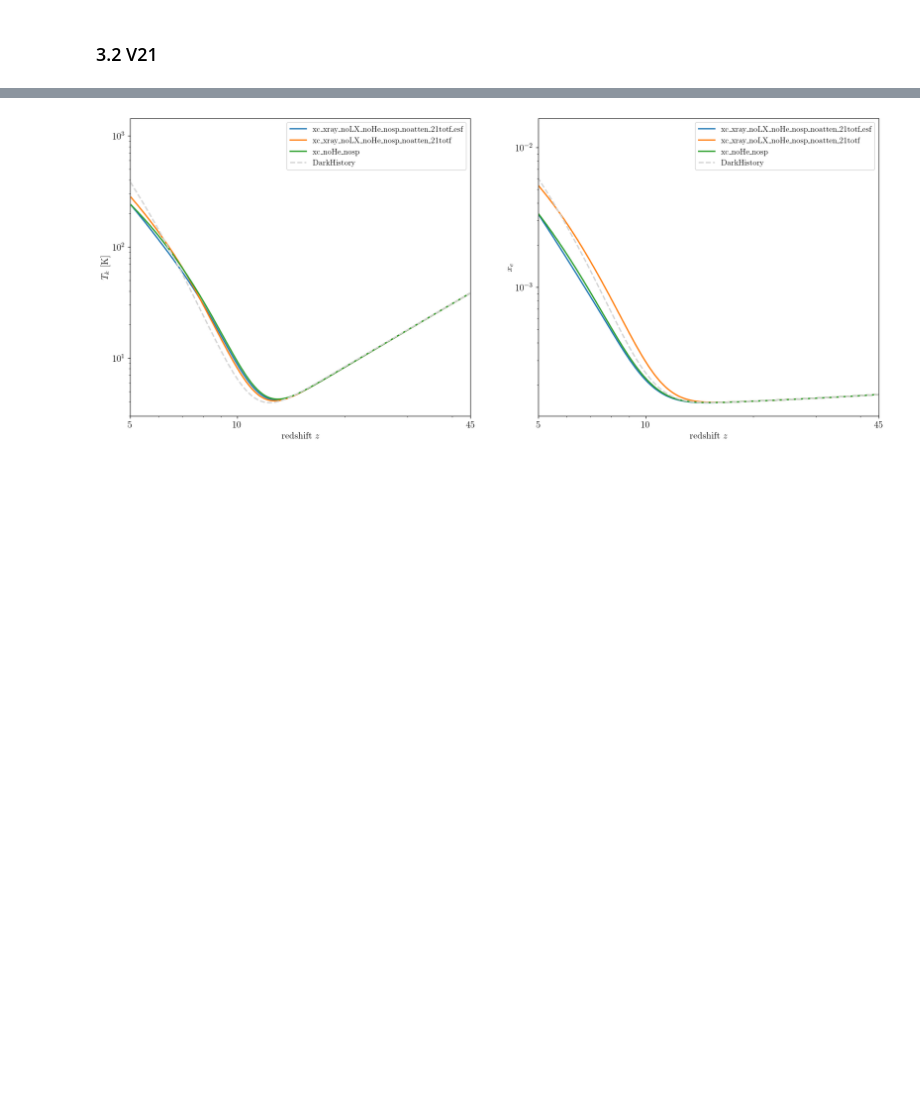
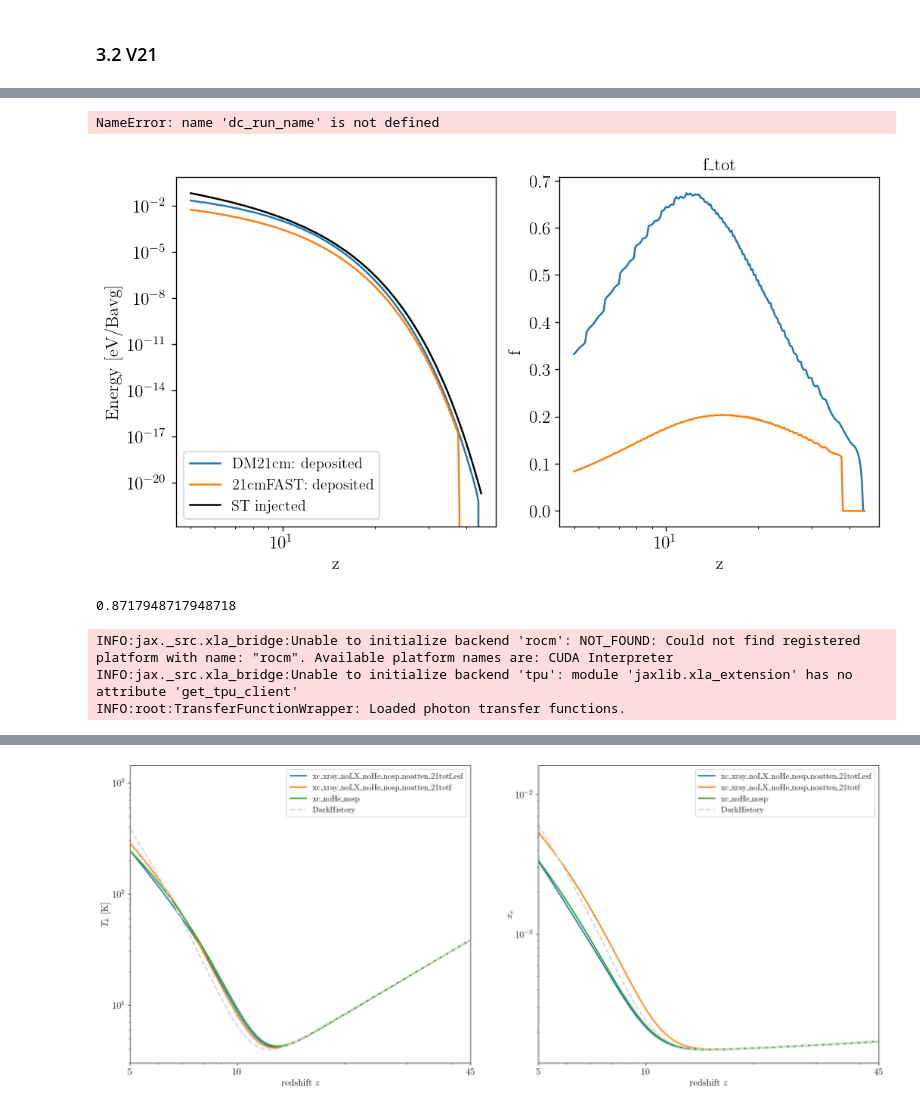
Before and after one commit to yitiansun/DM21cm, a Jupyter notebook: cross_check/plot.ipynb, the cells around one changed output, grey strips where cells are left out. Cells and saved outputs as stored; diff of their text form; code cells hidden in the pictures; blank space fills up the shorter version.

```diff
--- a/cross_check/plot.ipynb
+++ b/cross_check/plot.ipynb
@@ -387,0 +464,5 @@ fig.savefig(f'{save_name}.pdf', bbox_inches='tight')
+# %%
+dc_soln = np.load(f'{WDIR}/outputs/dm21cm/{dc_run_name}_records.npy', allow_pickle=True).item()
+p21c_soln = np.load(f'{WDIR}/outputs/dm21cm/{p21c_run_name}_records.npy', allow_pickle=True).item()
+# %% [output]
+NameError: name 'dc_run_name' is not defined
@@ -387,0 +471,55 @@ fig.savefig(f'{save_name}.pdf', bbox_inches='tight')
+# %%
+fig, axs = plt.subplots(1, 2, figsize=(10, 5))
+
+ax = axs[0]
+
+z_arr = dc_soln['z']
+dep_eng_tot = dc_soln['dep_heat'] + dc_soln['dep_ion'] + dc_soln['dep_exc']
+ax.plot(z_arr, dep_eng_tot, label='DM21cm: deposited')
+
+p21c_dep_eng_interp = debug_get_21totf_interp("../outputs/stdout/xc_nopop2_noHe_nosp_noatten_esf.out")
+p21c_dep_xray_eng_arr = np.array([p21c_dep_eng_interp(z) for z in z_arr])
+ax.plot(z_arr, p21c_dep_xray_eng_arr, label='21cmFAST: deposited')
+
+inj_xray_eng_arr = np.array([inj_xray_eng(z) for z in z_arr])
+ax.plot(z_arr, inj_xray_eng_arr, color='k', label='ST injected')
+
+ax.set(yscale='log', xscale='log')
+ax.set(xlabel='z', ylabel='Energy [eV/Bavg]')
+ax.legend()
+
+ax = axs[1]
+ax.plot(z_arr, dep_eng_tot/inj_xray_eng_arr)
+ax.plot(z_arr, p21c_dep_xray_eng_arr/inj_xray_eng_arr)
+ax.set(title='f_tot', xscale='log')
+ax.set(xlabel='z', ylabel='f');
+# %% [output]
+[figure, added]
+# %%
+dNdE = abscs['photE']**-2
+i_lo = np.searchsorted(abscs['photE'], 0.5*1000)
+i_hi = np.searchsorted(abscs['photE'], 10*1000)
+dNdE[:i_lo] *= 0.
+dNdE[i_hi:] *= 0.
+s_full = Spectrum(abscs['photE'], 1e8*dNdE, spec_type='dNdE', rs=1)
+i_dep = np.searchsorted(abscs['photE'], 0.76*1000)
+dNdE_dep = dNdE.copy()
+dNdE_dep[:i_dep] *= 0.
+s_dep = Spectrum(abscs['photE'], 1e8*dNdE_dep, spec_type='dNdE', rs=1)
+print(s_dep.toteng()/s_full.toteng())
+# %% [output]
+0.8717948717948718
+# %%
+from dm21cm.dh_wrappers import TransferFunctionWrapper
+tf_version = 'zf01'
+tf_prefix = f"{os.environ['DM21CM_DATA_DIR']}/tf/{tf_version}"
+tf_wrapper = TransferFunctionWrapper(
+    box_dim = 32,
+    abscs = abscs,
+    prefix = tf_prefix,
+    enable_elec = False,
+)
+# %% [output]
+INFO:jax._src.xla_bridge:Unable to initialize backend 'rocm': NOT_FOUND: Could not find registered platform with name: "rocm". Available platform names are: CUDA Interpreter
+INFO:jax._src.xla_bridge:Unable to initialize backend 'tpu': module 'jaxlib.xla_extension' has no attribute 'get_tpu_client'
+INFO:root:TransferFunctionWrapper: Loaded photon transfer functions.
```
Also changed, not shown: parts of 15 cells of this notebook, 6 other files.
